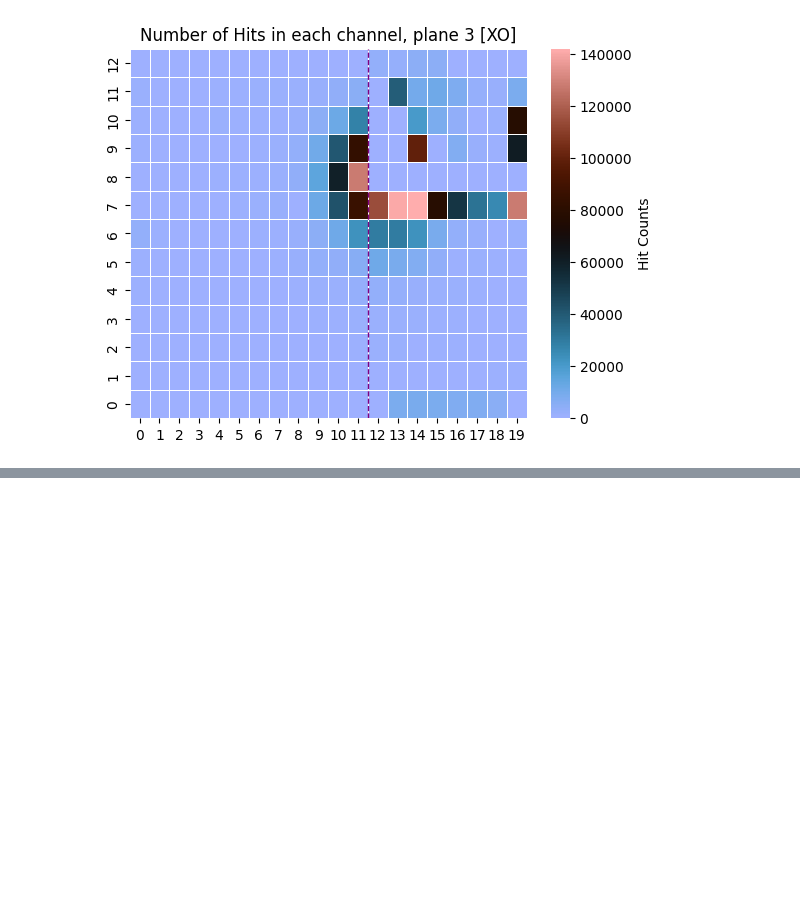
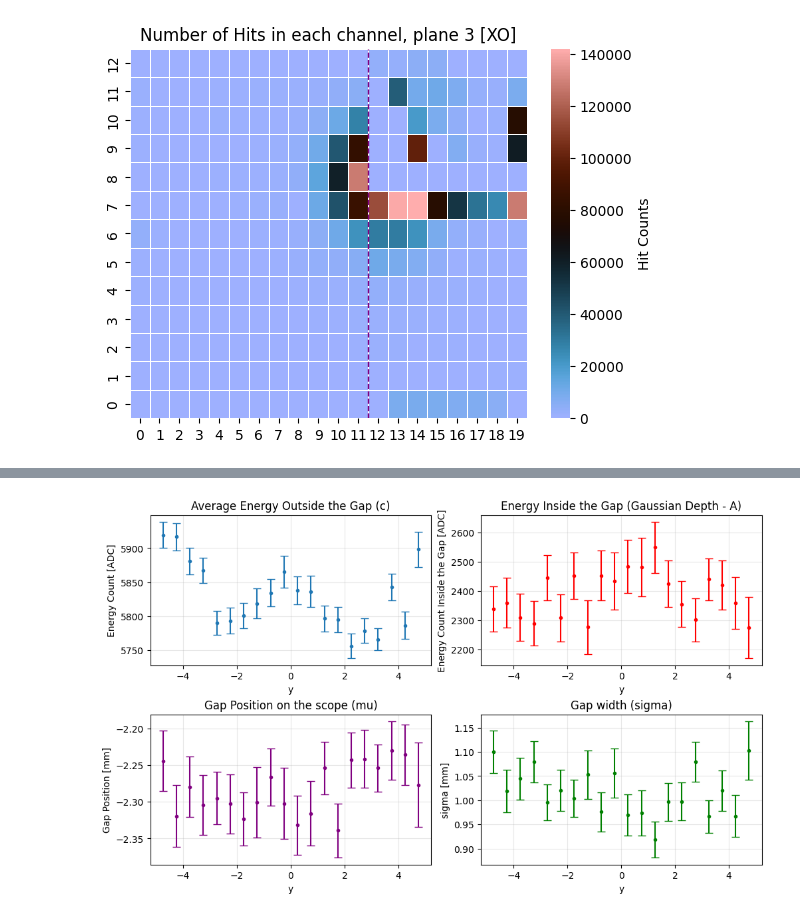
Before and after one commit to Ben-David-Ben/F-Cal-TB-Project, a Jupyter notebook: TB2025_Gap_1080_Reco.ipynb, the cells around one changed output, grey strips where cells are left out. Drawn from its saved outputs; the diff is of its cells as text; code cells hidden in the pictures; blank space fills up the shorter version.

```diff
--- a/TB2025_Gap_1080_Reco.ipynb
+++ b/TB2025_Gap_1080_Reco.ipynb
@@ -154,0 +117,4 @@ def avg_energy_scope_colormap(data, x_borders="false", y_borders="false", cmap="
+# %%
+sf.plot_gap_vs_y(data_scope_corrected, y_range=5, y_bins=0.5)
+# %% [output]
+[figure, added]
```
Also changed, not shown: parts of 5 cells of this notebook, 3 other files.
